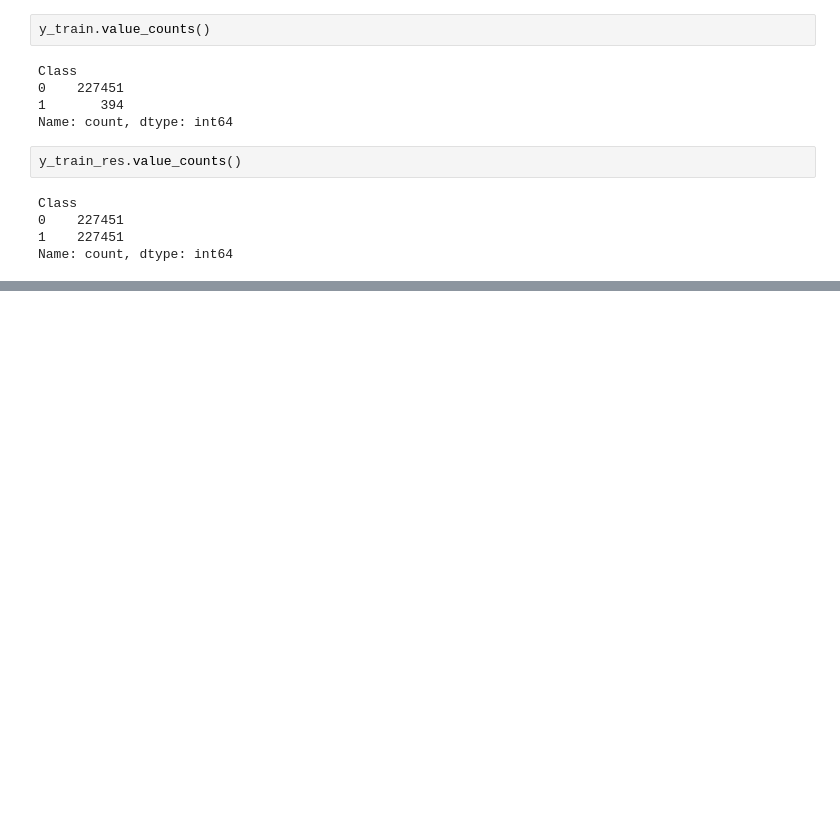
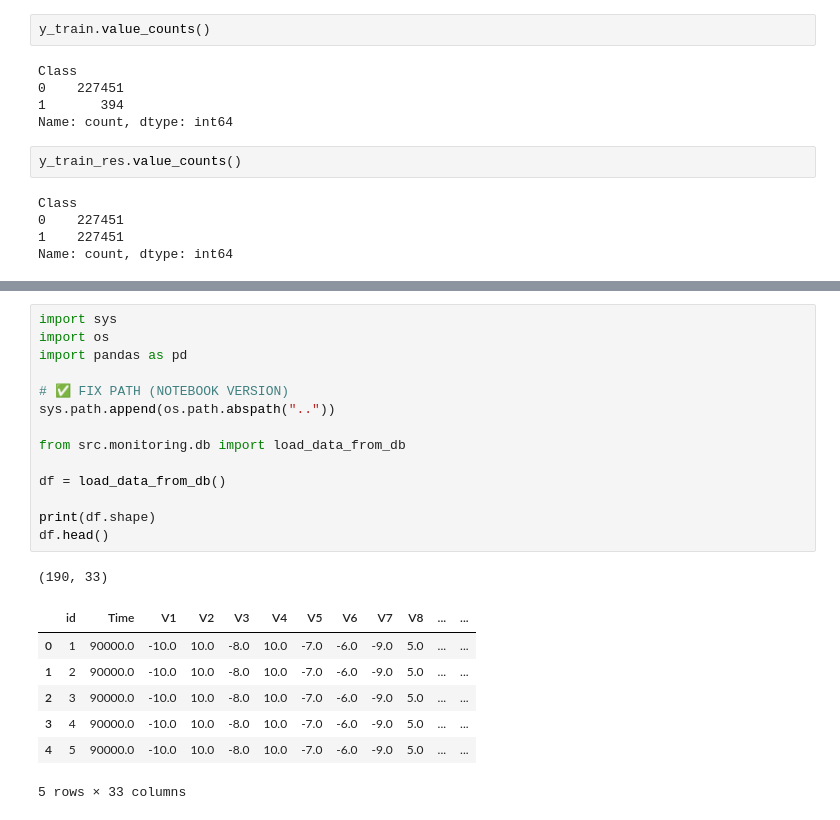
Before and after one commit to MohitParmar78/adaptive-fraud-detection-mlops, a Jupyter notebook: notebooks/eda.ipynb, the cells around one changed output, grey strips where cells are left out. Cells and saved outputs as stored; diff of their text form; blank space fills up the shorter version.

```diff
--- a/notebooks/eda.ipynb
+++ b/notebooks/eda.ipynb
@@ -199,0 +663,23 @@ Name: count, dtype: int64
+# %%
+import sys
+import os
+import pandas as pd
+
+# ✅ FIX PATH (NOTEBOOK VERSION)
+sys.path.append(os.path.abspath(".."))
+
+from src.monitoring.db import load_data_from_db
+
+df = load_data_from_db()
+
+print(df.shape)
+df.head()
+# %% [output]
+(190, 33)
+|  | id | Time | V1 | V2 | V3 | V4 | V5 | V6 | V7 | V8 | ... | ... |
+| 0 | 1 | 90000.0 | -10.0 | 10.0 | -8.0 | 10.0 | -7.0 | -6.0 | -9.0 | 5.0 | ... | ... |
+| 1 | 2 | 90000.0 | -10.0 | 10.0 | -8.0 | 10.0 | -7.0 | -6.0 | -9.0 | 5.0 | ... | ... |
+| 2 | 3 | 90000.0 | -10.0 | 10.0 | -8.0 | 10.0 | -7.0 | -6.0 | -9.0 | 5.0 | ... | ... |
+| 3 | 4 | 90000.0 | -10.0 | 10.0 | -8.0 | 10.0 | -7.0 | -6.0 | -9.0 | 5.0 | ... | ... |
+| 4 | 5 | 90000.0 | -10.0 | 10.0 | -8.0 | 10.0 | -7.0 | -6.0 | -9.0 | 5.0 | ... | ... |
+5 rows × 33 columns
```
Also changed, not shown: parts of 29 cells of this notebook, 22 other files.
